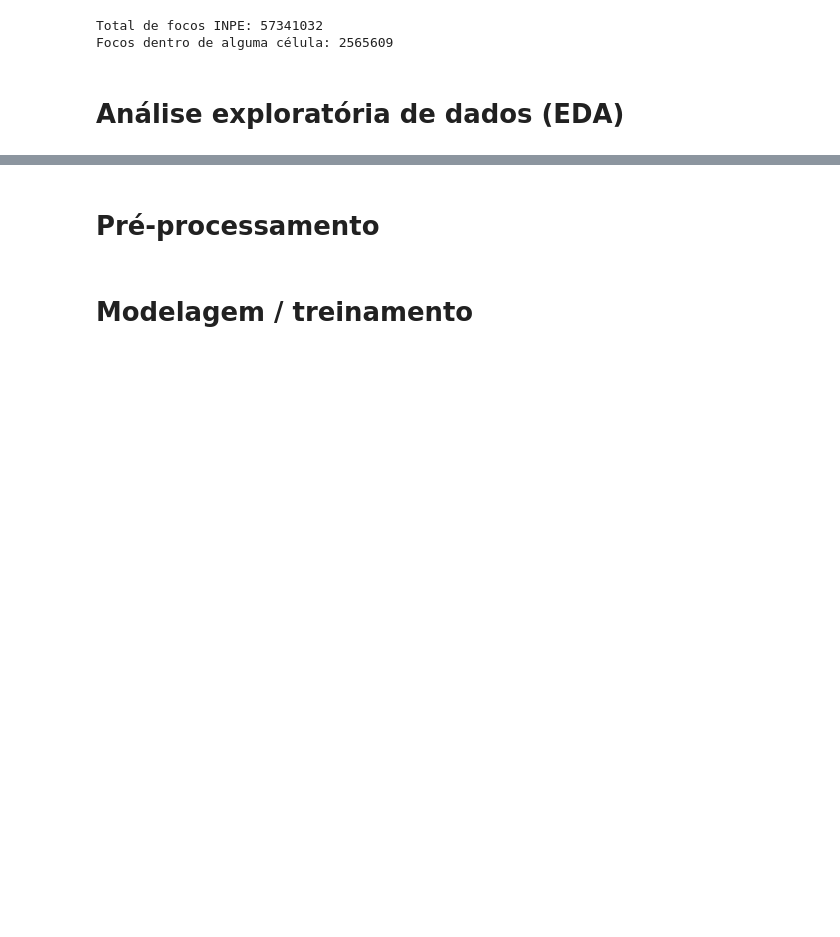
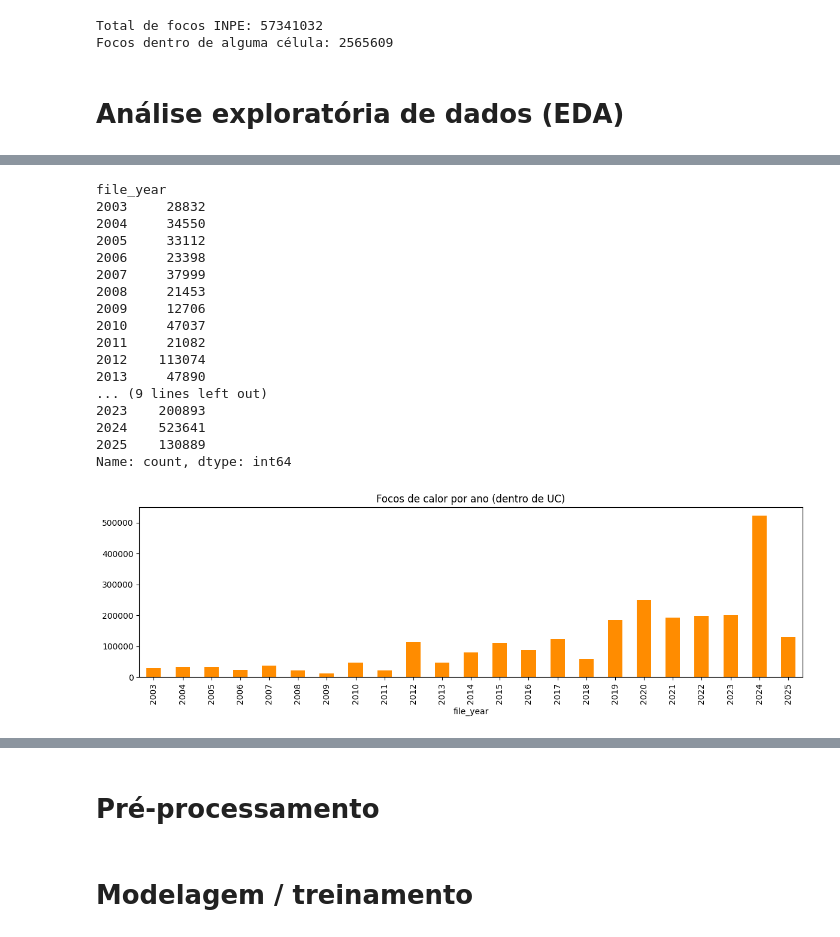
Before and after one commit to AndersonAlvesCoelho/pyroregions-classification, a Jupyter notebook: pyroregions_ucs.ipynb, the cells around one changed output, grey strips where cells are left out. Saved outputs shown, nothing was run; the diff lists cells and outputs as text; code cells hidden in the pictures; blank space fills up the shorter version.

```diff
--- a/pyroregions_ucs.ipynb
+++ b/pyroregions_ucs.ipynb
@@ -809,0 +778,30 @@ df_inpe.nlargest(10, 'frp')[['municipio', 'estado', 'bioma', 'data_pas', 'sateli
+# %%
+# Distribuição por ano
+
+focos_por_ano = gdf_inpe_with_cell['file_year'].value_counts().sort_index()
+print(focos_por_ano)
+
+plt.figure(figsize=(12, 4))
+focos_por_ano.plot(kind='bar', color='darkorange')
+plt.title('Focos de calor por ano (dentro de UC)')
+plt.tight_layout()
+plt.show()
+# %% [output]
+file_year
+2003     28832
+2004     34550
+2005     33112
+2006     23398
+2007     37999
+2008     21453
+2009     12706
+2010     47037
+2011     21082
+2012    113074
+2013     47890
+... (9 lines left out)
+2023    200893
+2024    523641
+2025    130889
+Name: count, dtype: int64
+[figure, added]
```
Also changed, not shown: parts of 45 cells of this notebook.
